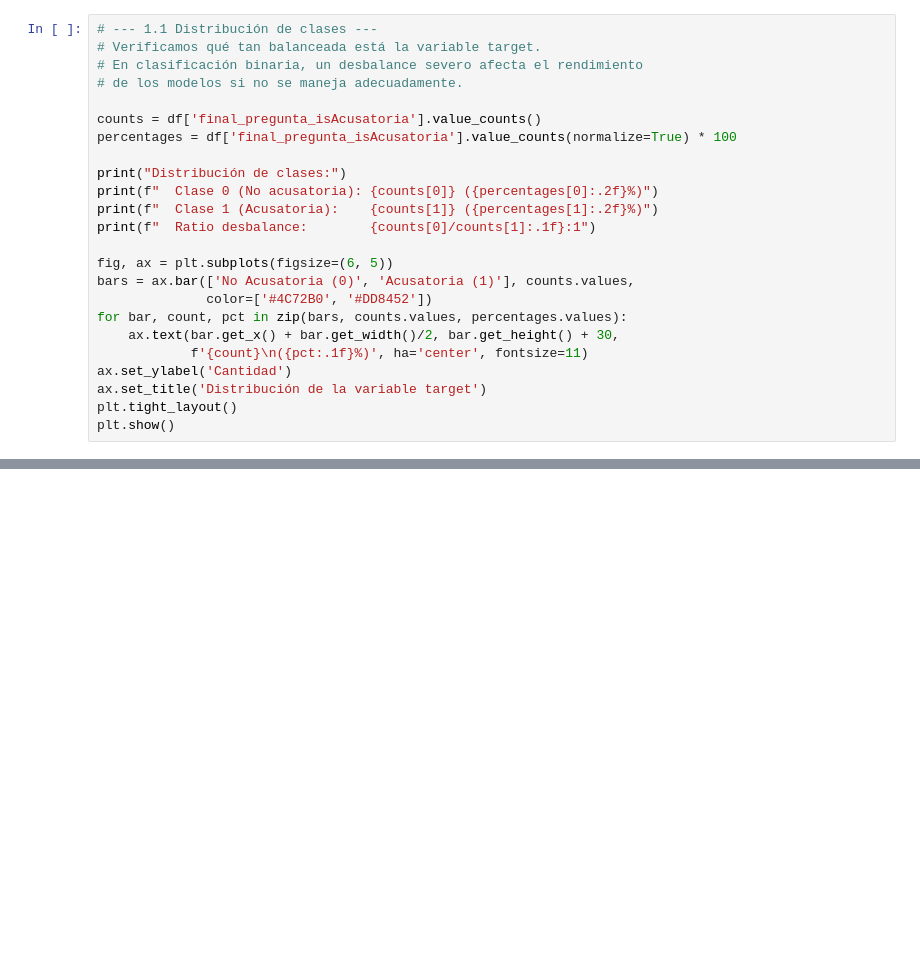
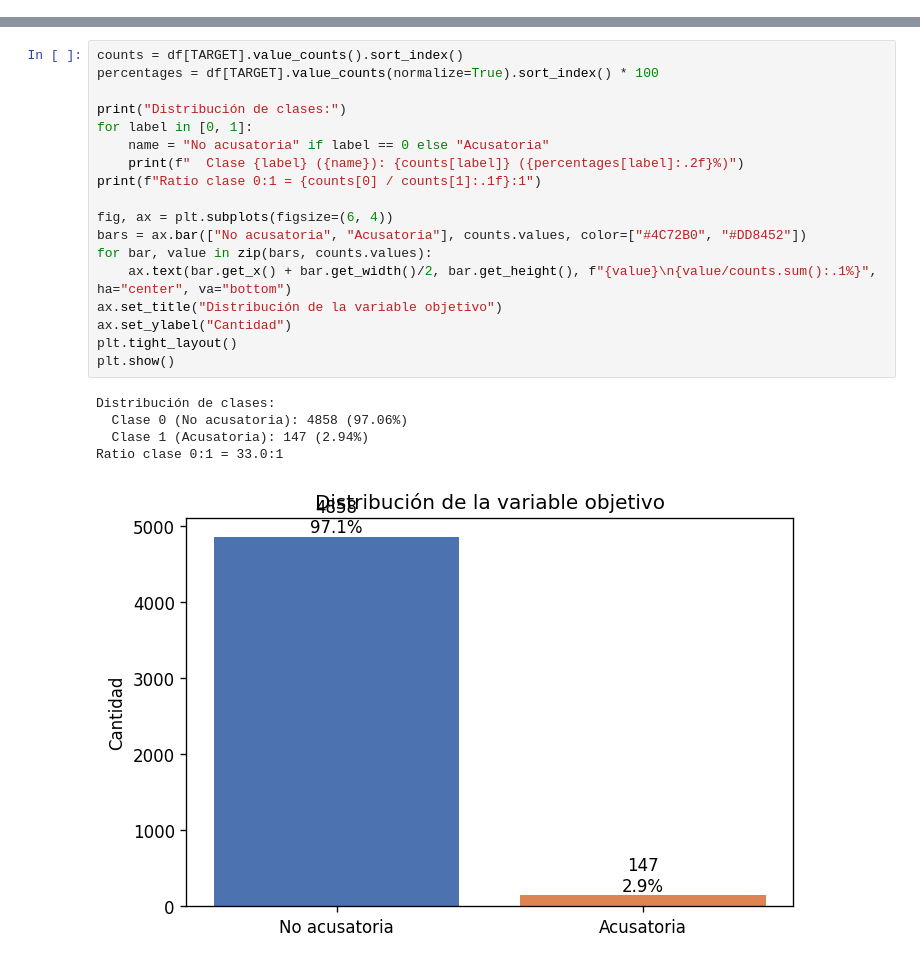
Before and after one commit to rosvjames/machineLearningProyecto, a Jupyter notebook: proyectoML.ipynb, the cells around one changed output, grey strips where cells are left out. Drawn from its saved outputs; the diff is of its cells as text; blank space fills up the shorter version.

```diff
--- a/proyectoML.ipynb
+++ b/proyectoML.ipynb
@@ -60,24 +0,0 @@ dtype: object
-# %%
-# --- 1.1 Distribución de clases ---
-# Verificamos qué tan balanceada está la variable target.
-# En clasificación binaria, un desbalance severo afecta el rendimiento
-# de los modelos si no se maneja adecuadamente.
-
-counts = df['final_pregunta_isAcusatoria'].value_counts()
-percentages = df['final_pregunta_isAcusatoria'].value_counts(normalize=True) * 100
-
-print("Distribución de clases:")
-print(f"  Clase 0 (No acusatoria): {counts[0]} ({percentages[0]:.2f}%)")
-print(f"  Clase 1 (Acusatoria):    {counts[1]} ({percentages[1]:.2f}%)")
-print(f"  Ratio desbalance:        {counts[0]/counts[1]:.1f}:1")
-
-fig, ax = plt.subplots(figsize=(6, 5))
-bars = ax.bar(['No Acusatoria (0)', 'Acusatoria (1)'], counts.values,
-              color=['#4C72B0', '#DD8452'])
-for bar, count, pct in zip(bars, counts.values, percentages.values):
-    ax.text(bar.get_x() + bar.get_width()/2, bar.get_height() + 30,
-            f'{count}\n({pct:.1f}%)', ha='center', fontsize=11)
-ax.set_ylabel('Cantidad')
-ax.set_title('Distribución de la variable target')
-plt.tight_layout()
-plt.show()
@@ -860,0 +122,24 @@ plt.show()
+# %%
+counts = df[TARGET].value_counts().sort_index()
+percentages = df[TARGET].value_counts(normalize=True).sort_index() * 100
+
+print("Distribución de clases:")
+for label in [0, 1]:
+    name = "No acusatoria" if label == 0 else "Acusatoria"
+    print(f"  Clase {label} ({name}): {counts[label]} ({percentages[label]:.2f}%)")
+print(f"Ratio clase 0:1 = {counts[0] / counts[1]:.1f}:1")
+
+fig, ax = plt.subplots(figsize=(6, 4))
+bars = ax.bar(["No acusatoria", "Acusatoria"], counts.values, color=["#4C72B0", "#DD8452"])
+for bar, value in zip(bars, counts.values):
+    ax.text(bar.get_x() + bar.get_width()/2, bar.get_height(), f"{value}\n{value/counts.sum():.1%}", ha="center", va="bottom")
+ax.set_title("Distribución de la variable objetivo")
+ax.set_ylabel("Cantidad")
+plt.tight_layout()
+plt.show()
+# %% [output]
+Distribución de clases:
+  Clase 0 (No acusatoria): 4858 (97.06%)
+  Clase 1 (Acusatoria): 147 (2.94%)
+Ratio clase 0:1 = 33.0:1
+[figure, added]
```
Also changed, not shown: parts of 55 cells of this notebook.
